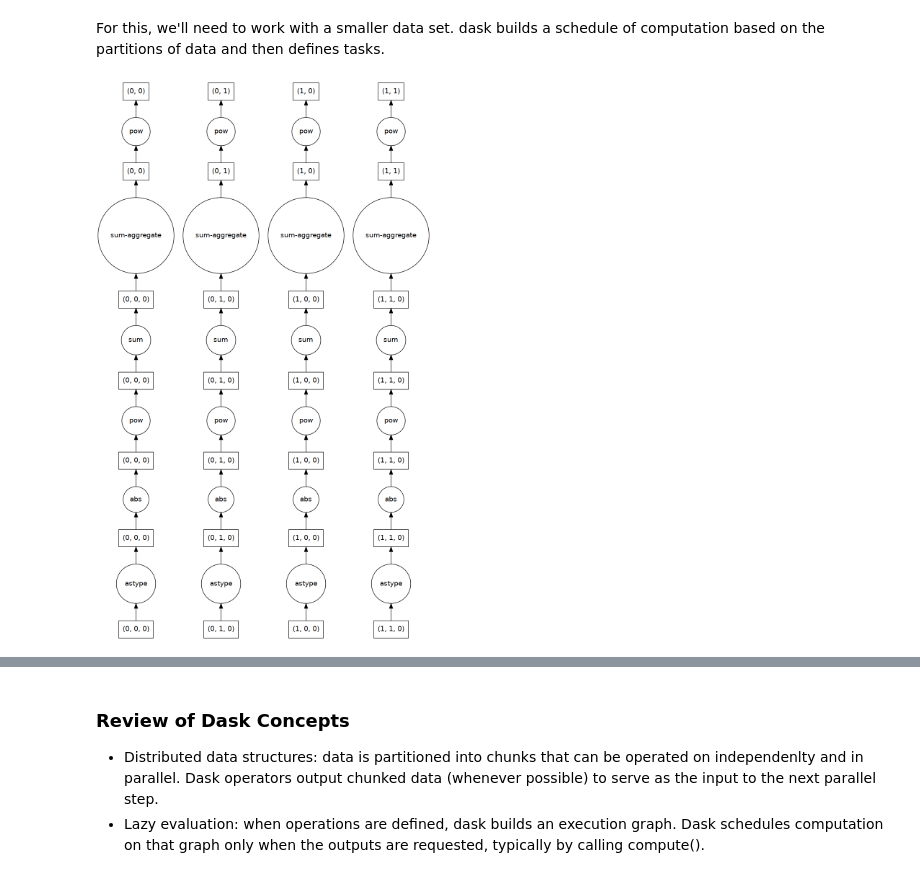
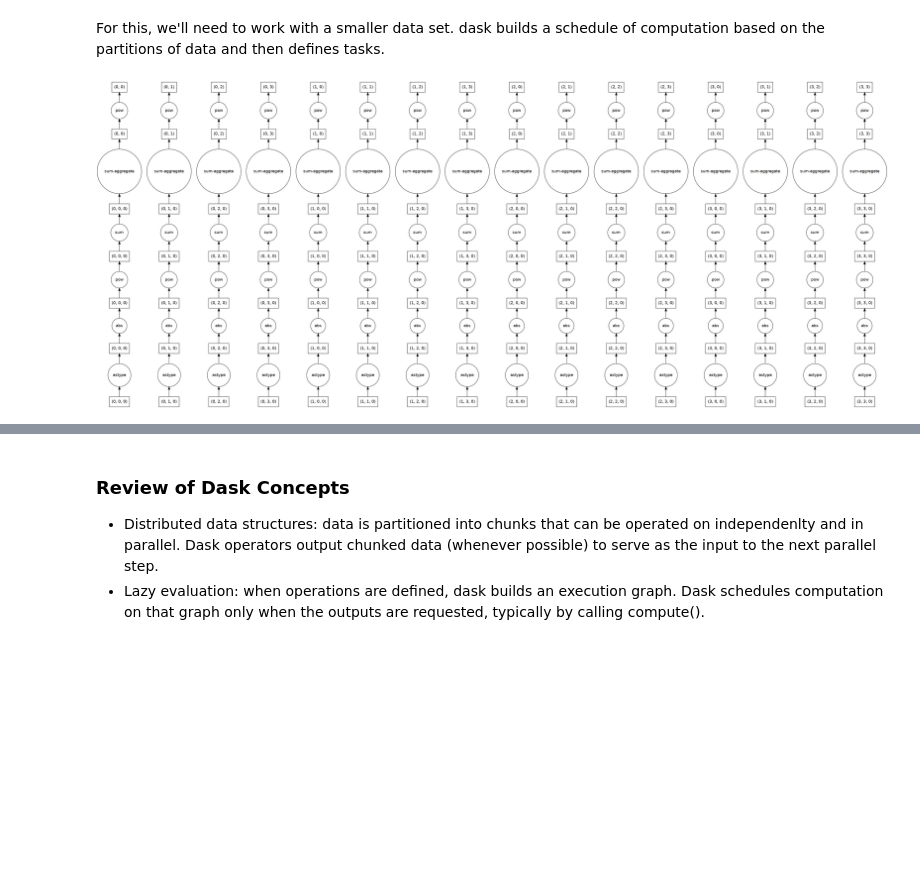
Before and after one commit to randalburns/pcds.2024, a Jupyter notebook: ebook/20_dask_arrays.ipynb, the cells around one changed output, grey strips where cells are left out. Drawn from its saved outputs; the diff is of its cells as text; code cells hidden in the pictures; blank space fills up the shorter version.

```diff
--- a/ebook/20_dask_arrays.ipynb
+++ b/ebook/20_dask_arrays.ipynb
@@ -100,11 +122,11 @@ For this, we'll need to work with a smaller data set.  dask builds a schedule of
 # %%
 # convert data into a dask array
 #sm_uvec = da.from_array(d[0,:,:,:], chunks=(64, 64, 3))
-sm_uvec = da.from_array(d[0,0:128,0:128,:], chunks=(64, 64, 3))
+sm_uvec = da.from_array(d[0,0:256,0:256,:], chunks=(64, 64, 3))
 sm_umag = da.linalg.norm(sm_uvec, axis=2)
 sm_umag.visualize()
 # %% [output]
-[figure, old version]
+[figure, new version]
 # %% [markdown]
 The goal is to compute for every cell
 
```
Also changed, not shown: parts of 5 cells of this notebook, 3 other files.
